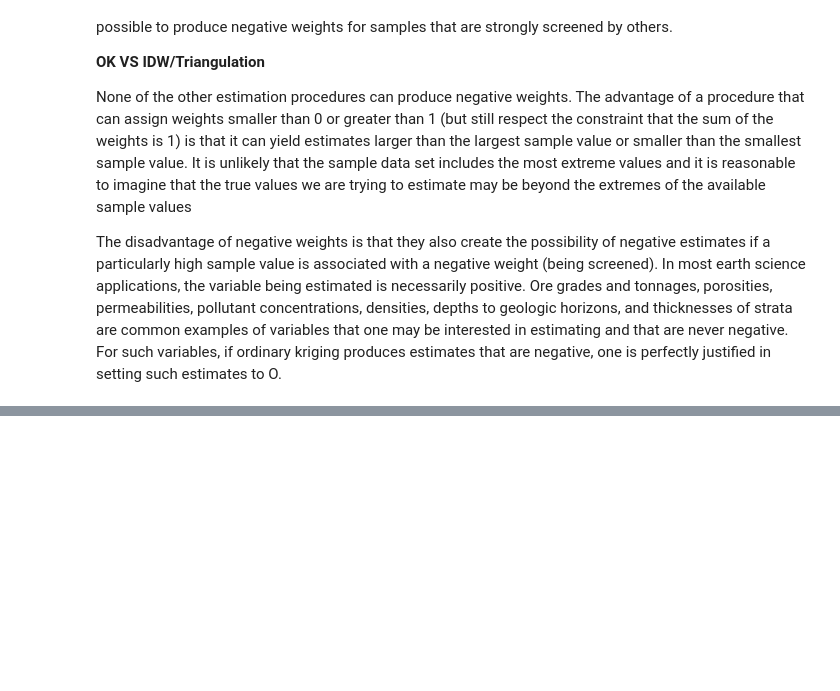
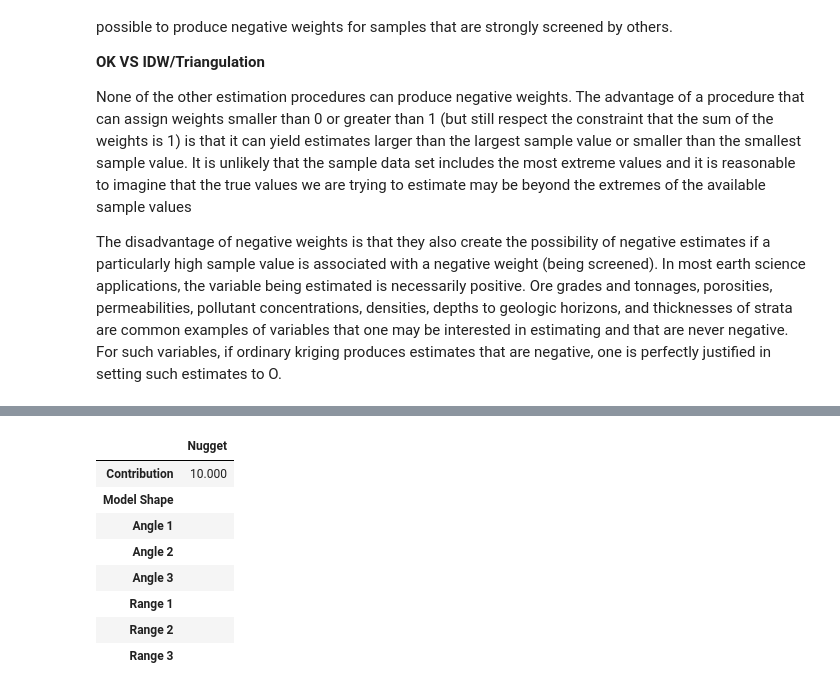
Before and after one commit to MHadavand/Lessons, a Jupyter notebook: Geostat/OK_Example.ipynb, the cells around one changed output, grey strips where cells are left out. Saved outputs shown, nothing was run; the diff lists cells and outputs as text; code cells hidden in the pictures; blank space fills up the shorter version.

```diff
--- a/Geostat/OK_Example.ipynb
+++ b/Geostat/OK_Example.ipynb
@@ -277,0 +349,14 @@ location
+# %%
+varstr = """0    10.0                         -nst, nugget effect"""
+variomodel_pure_nugget = rmsp.VarioModel(vario_str=varstr)
+variomodel_pure_nugget.to_table()
+# %% [output]
+|  | Nugget |
+| Contribution | 10.000 |
+| Model Shape |  |
+| Angle 1 |  |
+| Angle 2 |  |
+| Angle 3 |  |
+| Range 1 |  |
+| Range 2 |  |
+| Range 3 |  |
```
Also changed, not shown: parts of 16 cells of this notebook.
